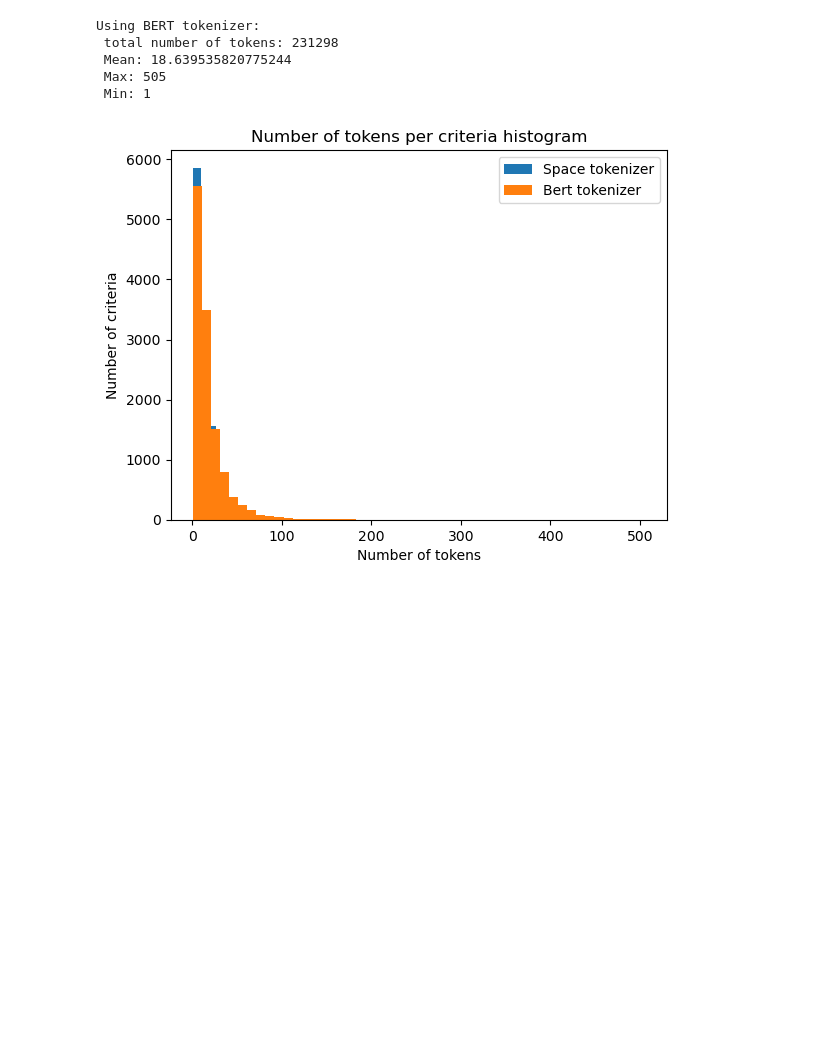
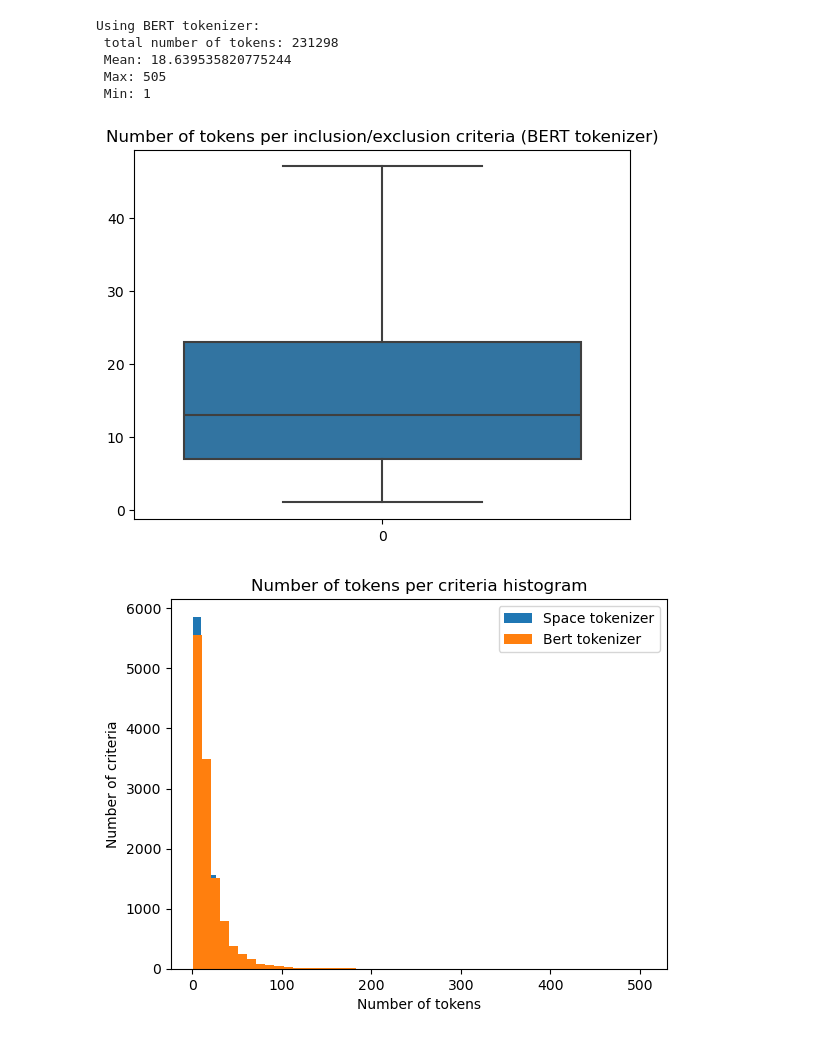
Before and after one commit to jlopetegui98/NER-ClinicalTrials-Eligibility-Criteria, a Jupyter notebook: DataAnalysis/data_processing.ipynb, the cells around one changed output. Drawn from its saved outputs; the diff is of its cells as text; code cells hidden in the pictures; blank space fills up the shorter version.

```diff
--- a/DataAnalysis/data_processing.ipynb
+++ b/DataAnalysis/data_processing.ipynb
@@ -556,3 +567,9 @@ import matplotlib.pyplot as plt
+# %%
+sns.boxplot(bert_tokenizer_count, showfliers=False)
+plt.title('Number of tokens per inclusion/exclusion criteria (BERT tokenizer)')
+plt.show()
+# %% [output]
+[figure, added]
 # %%
 plt.hist(space_tokenizer_count, bins=50, label='Space tokenizer')
 plt.hist(bert_tokenizer_count, bins=50, label='Bert tokenizer')
```
Also changed, not shown: parts of 4 cells of this notebook.
